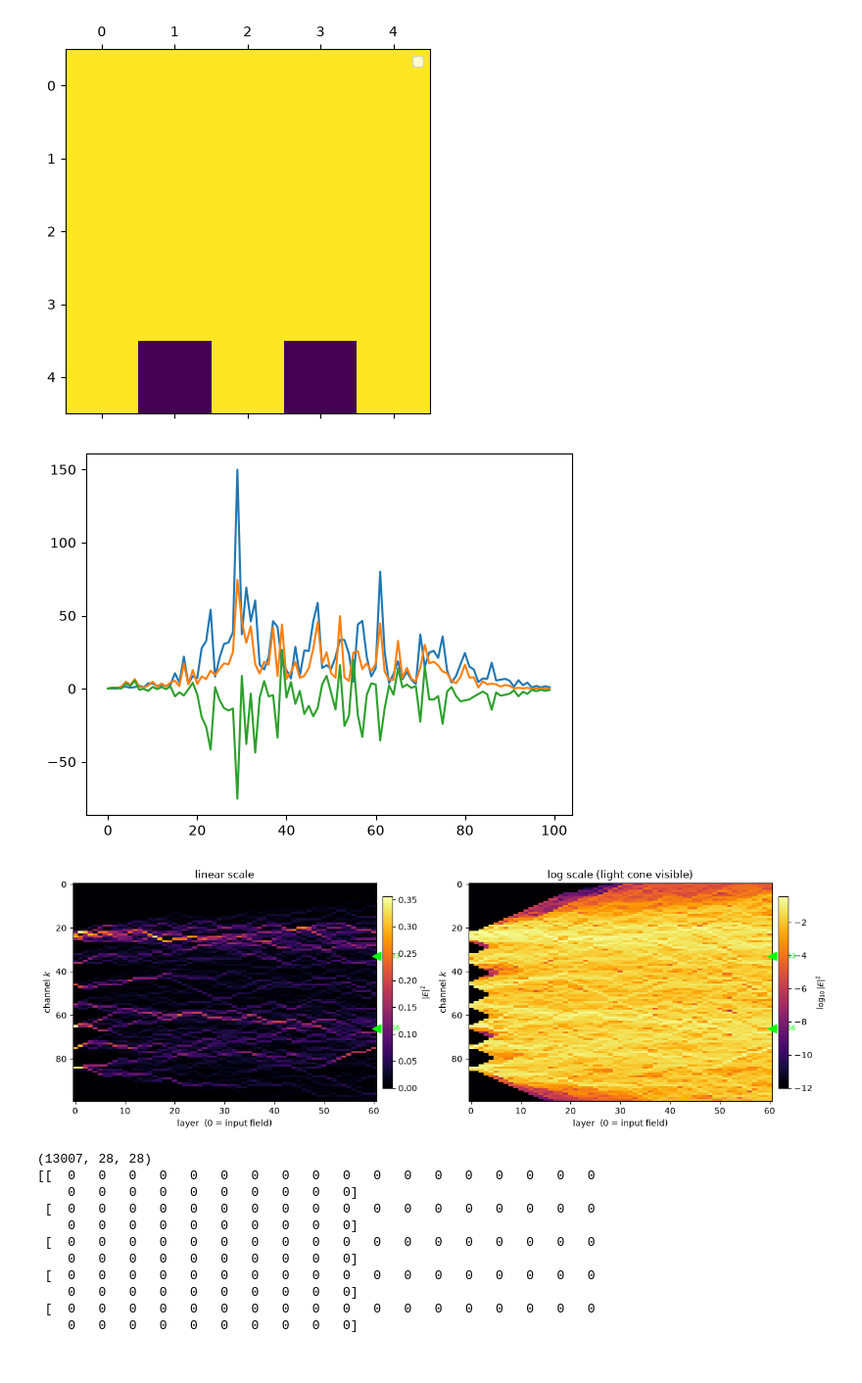
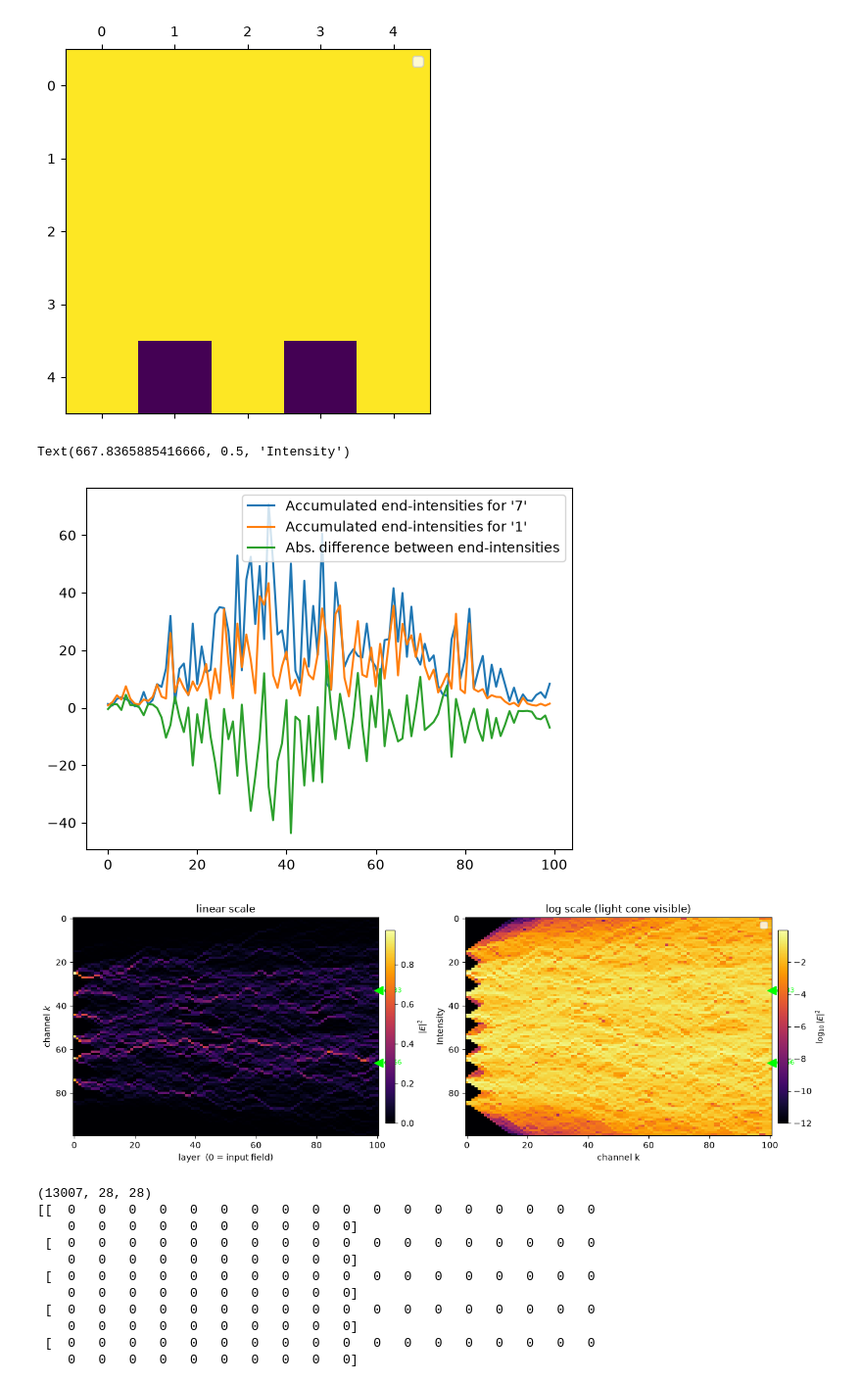
Before and after one commit to kaschdaniel/MANTIS, a Jupyter notebook: Debug.ipynb, the cells around one changed output. Shown at 98% size. Saved outputs shown, nothing was run; the diff lists cells and outputs as text; code cells hidden in the pictures.

```diff
--- a/Debug.ipynb
+++ b/Debug.ipynb
@@ -74,36 +91,41 @@ print(a)
 a=set_random_weights(3,3)
 # %%
 # --- Intensitaets-Plot, realistisches Mesh N=100 ---
-N2, L2 = 100, 60
+N2, L2 = 100, 100
 number=300
 p2 = set_random_weights(L2, N2 // 2)
 E, y = get_data(np.array([7]), mode="Test", number=number, m=10, theta=1, normalize_energy=False)
 I_end_7=np.zeros((100))
 for z in range(number):
     I=np.abs(forward_all_layers_with_history(E[z], p2))**2
     I_end_7+=I[-1,:]
-plt.plot(I_end_7)
+plt.plot(I_end_7, label="Accumulated end-intensities for '7'")
 
 E, y = get_data(np.array([1]), mode="Test", number=number, m=10, theta=1, normalize_energy=False)
 I_end_1=np.zeros((100))
 for z in range(number):
     I=np.abs(forward_all_layers_with_history(E[z], p2))**2
     I_end_1+=I[-1,:]
-plt.plot(I_end_1)
+plt.plot(I_end_1, label="Accumulated end-intensities for '1'")
 
 diffI_7_to_I_1 = I_end_1-I_end_7
 
-plt.plot(diffI_7_to_I_1)
+plt.plot((diffI_7_to_I_1), label="Abs. difference between end-intensities")
+plt.legend()
 
 fig, axes = plt.subplots(1, 2, figsize=(13, 4.5))
-plot_intensity_map(I2, detectors=[33, 66], ax=axes[0],#
+plot_intensity_map(I, detectors=[33, 66], ax=axes[0],#
                     title="linear scale")
-plot_intensity_map(I2, detectors=[33, 66], ax=axes[1], log=True,
+plot_intensity_map(I, detectors=[33, 66], ax=axes[1], log=True,
                     title="log scale (light cone visible)")
 fig.tight_layout()
+plt.legend()
+plt.xlabel("channel k")
+plt.ylabel("Intensity")
 # %% [output]
+Text(667.8365885416666, 0.5, 'Intensity')
-[figure, old version]
+[figure, new version]
-[figure, old version]
+[figure, new version]
 # %%
 # %% [output]
 (13007, 28, 28)
```
Also changed, not shown: parts of 8 cells of this notebook, 2 other files.
